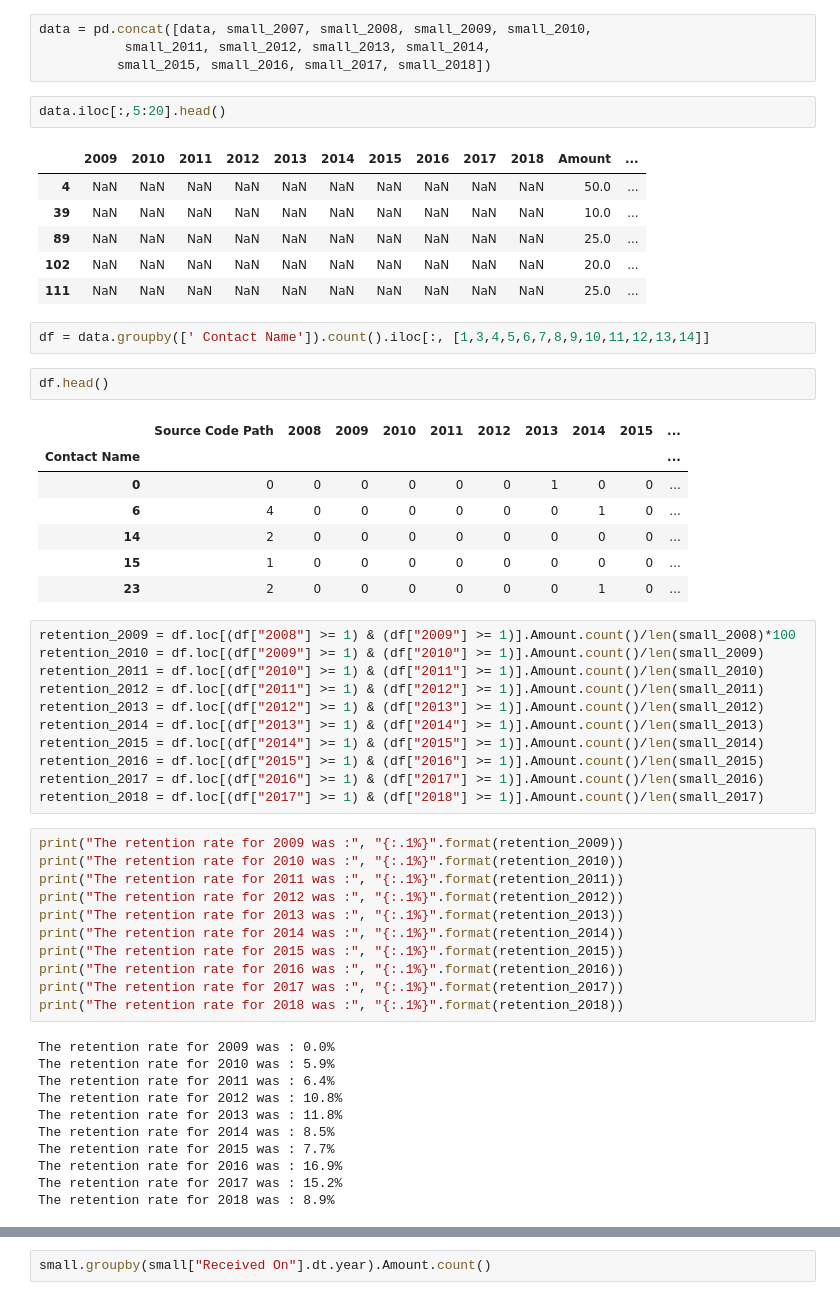
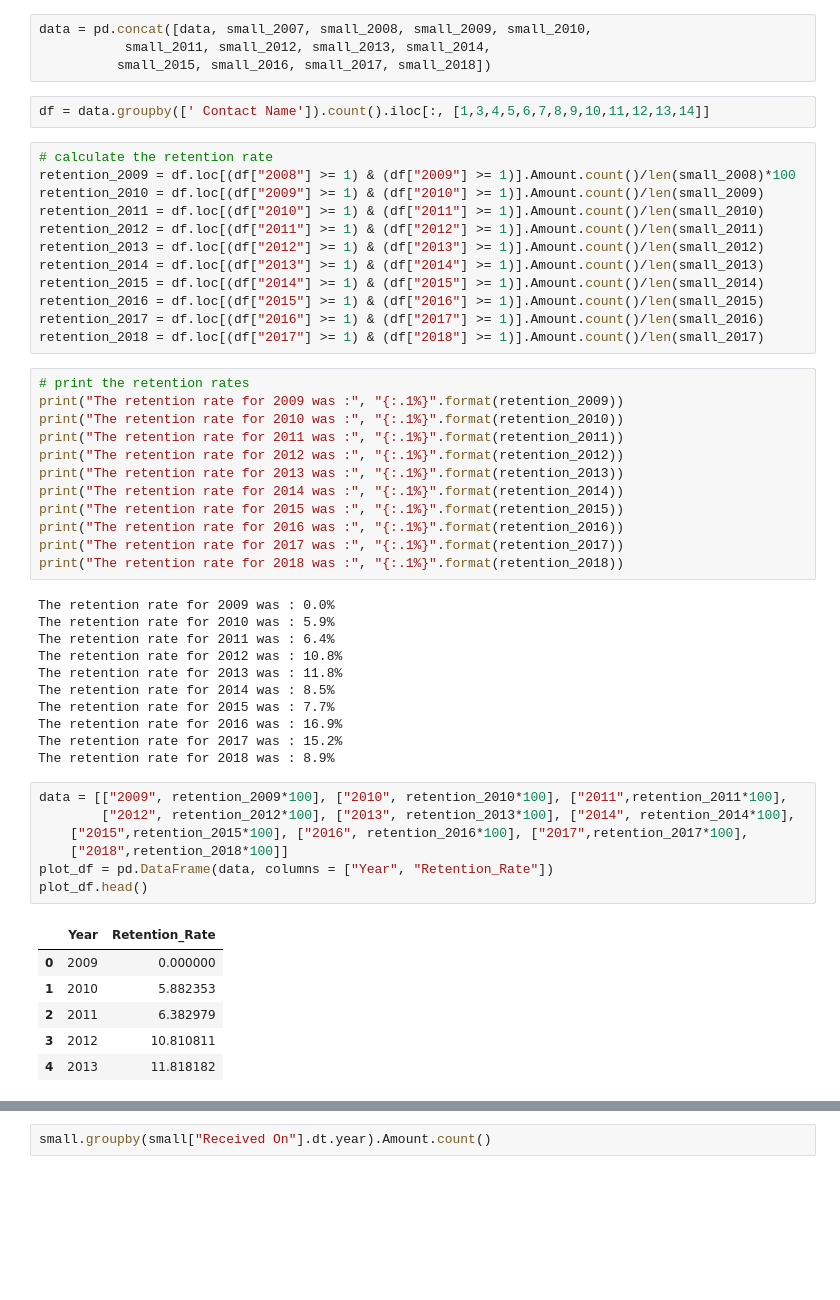
Before and after one commit to thebbennett/data-science-for-nonprofits, a Jupyter notebook: Historical Donor Exploratory Data Analysis.ipynb, the cells around one changed output, grey strips where cells are left out. Saved outputs shown, nothing was run; the diff lists cells and outputs as text; blank space fills up the shorter version.

```diff
--- a/Historical Donor Exploratory Data Analysis.ipynb
+++ b/Historical Donor Exploratory Data Analysis.ipynb
@@ -265,28 +265,10 @@ data = pd.DataFrame(columns=[' Contact Name','Count','Contribution ID','Recevied
 data = pd.concat([data, small_2007, small_2008, small_2009, small_2010,
            small_2011, small_2012, small_2013, small_2014,
           small_2015, small_2016, small_2017, small_2018])
-# %%
-data.iloc[:,5:20].head()
-# %% [output]
-|  | 2009 | 2010 | 2011 | 2012 | 2013 | 2014 | 2015 | 2016 | 2017 | 2018 | Amount | ... |
-| 4 | NaN | NaN | NaN | NaN | NaN | NaN | NaN | NaN | NaN | NaN | 50.0 | ... |
-| 39 | NaN | NaN | NaN | NaN | NaN | NaN | NaN | NaN | NaN | NaN | 10.0 | ... |
-| 89 | NaN | NaN | NaN | NaN | NaN | NaN | NaN | NaN | NaN | NaN | 25.0 | ... |
-| 102 | NaN | NaN | NaN | NaN | NaN | NaN | NaN | NaN | NaN | NaN | 20.0 | ... |
-| 111 | NaN | NaN | NaN | NaN | NaN | NaN | NaN | NaN | NaN | NaN | 25.0 | ... |
 # %%
 df = data.groupby([' Contact Name']).count().iloc[:, [1,3,4,5,6,7,8,9,10,11,12,13,14]]
-# %%
-df.head()
-# %% [output]
-|  | Source Code Path | 2008 | 2009 | 2010 | 2011 | 2012 | 2013 | 2014 | 2015 | ... |
-| Contact Name |  |  |  |  |  |  |  |  |  | ... |
-| 0 | 0 | 0 | 0 | 0 | 0 | 0 | 1 | 0 | 0 | ... |
-| 6 | 4 | 0 | 0 | 0 | 0 | 0 | 0 | 1 | 0 | ... |
-| 14 | 2 | 0 | 0 | 0 | 0 | 0 | 0 | 0 | 0 | ... |
-| 15 | 1 | 0 | 0 | 0 | 0 | 0 | 0 | 0 | 0 | ... |
-| 23 | 2 | 0 | 0 | 0 | 0 | 0 | 0 | 1 | 0 | ... |
 # %%
+# calculate the retention rate
 retention_2009 = df.loc[(df["2008"] >= 1) & (df["2009"] >= 1)].Amount.count()/len(small_2008)*100
 retention_2010 = df.loc[(df["2009"] >= 1) & (df["2010"] >= 1)].Amount.count()/len(small_2009)
 retention_2011 = df.loc[(df["2010"] >= 1) & (df["2011"] >= 1)].Amount.count()/len(small_2010)
@@ -298,6 +280,7 @@ retention_2016 = df.loc[(df["2015"] >= 1) & (df["2016"] >= 1)].Amount.count()/le
 retention_2017 = df.loc[(df["2016"] >= 1) & (df["2017"] >= 1)].Amount.count()/len(small_2016)
 retention_2018 = df.loc[(df["2017"] >= 1) & (df["2018"] >= 1)].Amount.count()/len(small_2017)
 # %%
+# print the retention rates
 print("The retention rate for 2009 was :", "{:.1%}".format(retention_2009))
 print("The retention rate for 2010 was :", "{:.1%}".format(retention_2010))
 print("The retention rate for 2011 was :", "{:.1%}".format(retention_2011))
@@ -319,3 +302,17 @@ The retention rate for 2015 was : 7.7%
 The retention rate for 2016 was : 16.9%
 The retention rate for 2017 was : 15.2%
 The retention rate for 2018 was : 8.9%
+# %%
+data = [["2009", retention_2009*100], ["2010", retention_2010*100], ["2011",retention_2011*100],
+        ["2012", retention_2012*100], ["2013", retention_2013*100], ["2014", retention_2014*100],
+    ["2015",retention_2015*100], ["2016", retention_2016*100], ["2017",retention_2017*100],
+    ["2018",retention_2018*100]]
+plot_df = pd.DataFrame(data, columns = ["Year", "Retention_Rate"])
+plot_df.head()
+# %% [output]
+|  | Year | Retention_Rate |
+| 0 | 2009 | 0.000000 |
+| 1 | 2010 | 5.882353 |
+| 2 | 2011 | 6.382979 |
+| 3 | 2012 | 10.810811 |
+| 4 | 2013 | 11.818182 |
```
Also changed, not shown: parts of 3 cells of this notebook.
